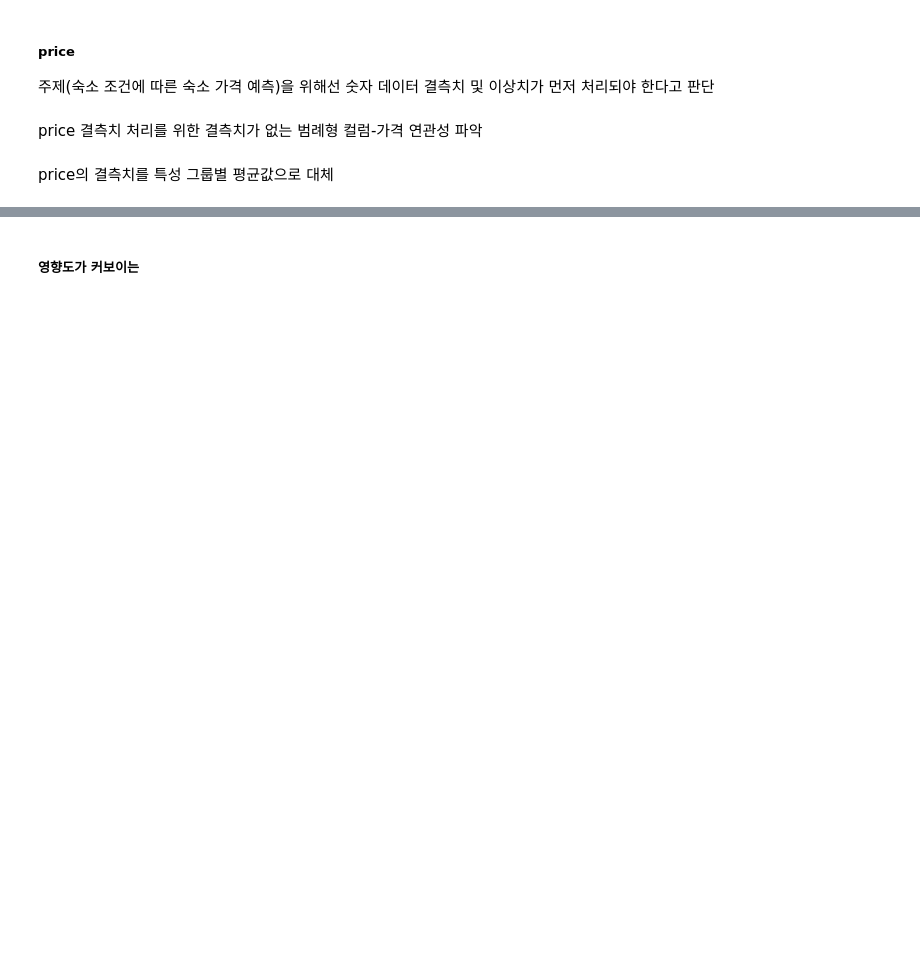
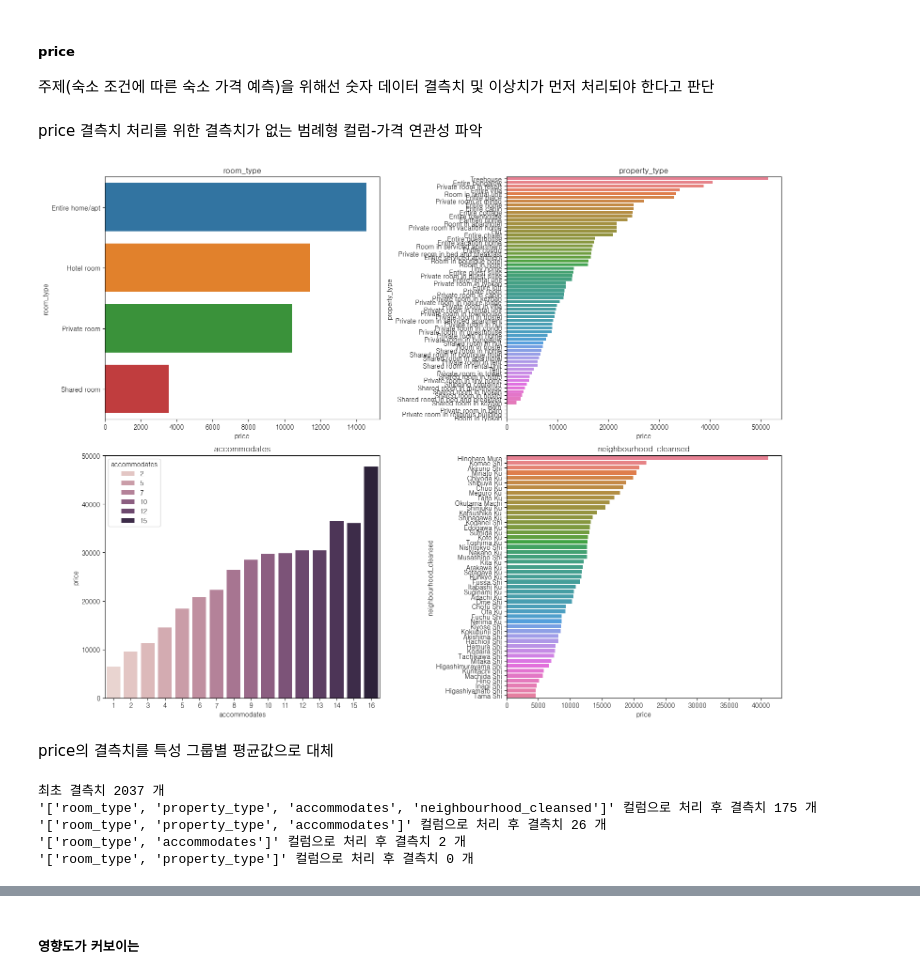
Before and after one commit to SKNetworks-AI19-250818/SKN19-mini-5Team, a Jupyter notebook: EDA/eda_report.ipynb, the cells around one changed output, grey strips where cells are left out. Drawn from its saved outputs; the diff is of its cells as text; code cells hidden in the pictures; blank space fills up the shorter version.

```diff
--- a/EDA/eda_report.ipynb
+++ b/EDA/eda_report.ipynb
@@ -22,2 +22,5 @@ matplotlib.rc('font', family=font)
+# %%
+# 결측치를 평균값 vs 중위값
+pick_method = 'mean' # mean or median
 # %% [markdown]
 ---
@@ -467,37 +470,67 @@ df_listings['price'] = df_listings['price'].str.replace('$', '', regex=False).st
 
 # 컬럼 타입 변경
 df_listings['price'] = df_listings['price'].astype(float)
+# %%
+
+def drop_price_over(df:pd.DataFrame ,target_price:int):
+    """
+    target_price(해당 금액) 이상 행 드롭해서 반환
+    """
+    return df.drop(df[df['price'] > target_price].index, axis=0)
+
+df_price_over_2m = drop_price_over(df_listings, 2_000_000)   # 2,000,000 이상 제거
+
+df_listings = df_price_over_2m
 # %% [markdown]
 price 결측치 처리를 위한 결측치가 없는 범례형 컬럼-가격 연관성 파악
 # %%
 # price 결측치 처리를 위한 결측치가 없는 범례형 컬럼-가격 연관성 파악
 
-rt_price = df_listings.groupby('room_type')['price'].mean().sort_values(ascending=False)
-pt_price = df_listings.groupby('property_type')['price'].mean().sort_values(ascending=False)
-acc_price = df_listings.groupby('accommodates')['price'].mean().sort_values(ascending=False)
-nc_price = df_listings.groupby('neighbourhood_cleansed')['price'].mean().sort_values(ascending=False)
+
+
+rt_price = pd.Series()
+pt_price = pd.Series()
+acc_price = pd.Series()
+nc_price = pd.Series()
+
+
+
+if pick_method == 'mean':
+    rt_price = df_listings.groupby('room_type')['price'].mean().sort_values(ascending=False)
+    pt_price = df_listings.groupby('property_type')['price'].mean().sort_values(ascending=False)
+    acc_price = df_listings.groupby('accommodates')['price'].mean().sort_values(ascending=False)
+    nc_price = df_listings.groupby('neighbourhood_cleansed')['price'].mean().sort_values(ascending=False)
+elif pick_method == 'median':
+    rt_price = df_listings.groupby('room_type')['price'].median().sort_values(ascending=False)
+    pt_price = df_listings.groupby('property_type')['price'].median().sort_values(ascending=False)
+    acc_price = df_listings.groupby('accommodates')['price'].median().sort_values(ascending=False)
+    nc_price = df_listings.groupby('neighbourhood_cleansed')['price'].median().sort_values(ascending=False)
+else:
+    raise ValueError('mean or median only')
 
 
 fig, axes = plt.subplots(2, 2, figsize=(16, 12))
 
 # 1. room_type
 sns.barplot(x=rt_price, y=rt_price.index, hue=rt_price.index, ax=axes[0, 0])
 axes[0, 0].set_title('room_type')
 
 # 2. property_type
 sns.barplot(x=pt_price, y=pt_price.index, hue=pt_price.index, ax=axes[0, 1])
 axes[0, 1].set_title('property_type')
 
 # 3. accommodates
 sns.barplot(x=acc_price.index, y=acc_price, hue=acc_price.index, ax=axes[1, 0])
 axes[1, 0].set_title('accommodates')
 
 # 4. neighbourhood_cleansed
 sns.barplot(x=nc_price, y=nc_price.index, hue=nc_price.index, ax=axes[1, 1])
 axes[1, 1].set_title('neighbourhood_cleansed')
 
 plt.tight_layout()
 plt.show()
+# %% [output]
+[figure, added]
 # %% [markdown]
 price의 결측치를 특성 그룹별 평균값으로 대체
 # %%
@@ -536,6 +569,12 @@ groupby_columns = [
 ]
 
 fillna_groupby_mean_price(groupby_columns)
+# %% [output]
+최초 결측치 2037 개
+'['room_type', 'property_type', 'accommodates', 'neighbourhood_cleansed']' 컬럼으로 처리 후 결측치 175 개
+'['room_type', 'property_type', 'accommodates']' 컬럼으로 처리 후 결측치 26 개
+'['room_type', 'accommodates']' 컬럼으로 처리 후 결측치 2 개
+'['room_type', 'property_type']' 컬럼으로 처리 후 결측치 0 개
 # %%
 # price 이상치 탐색
 
```
Also changed, not shown: parts of 56 cells of this notebook, 5 other files.
